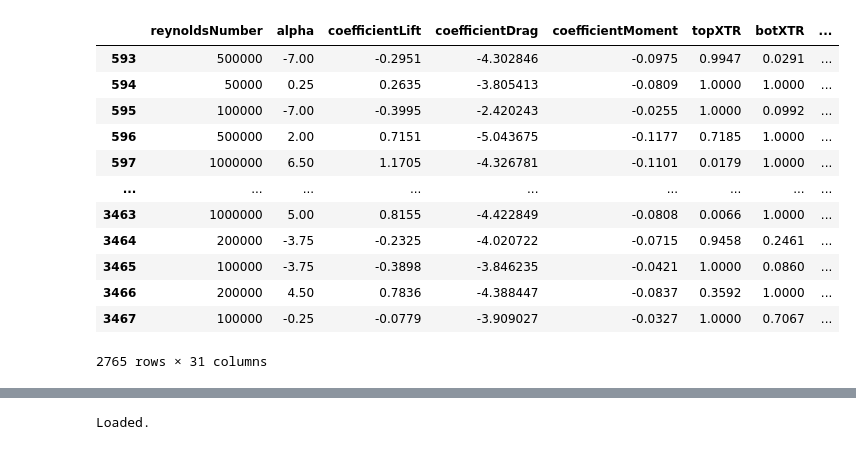
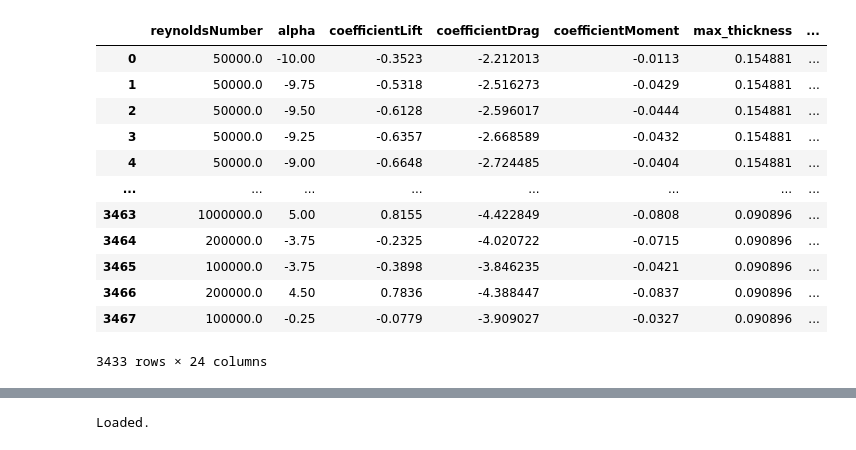
Before and after one commit to meshram1/AERSP597-Airfoil-Design-Optimization-, a Jupyter notebook: main.ipynb, the cells around one changed output, grey strips where cells are left out. Saved outputs shown, nothing was run; the diff lists cells and outputs as text; code cells hidden in the pictures.

```diff
--- a/main.ipynb
+++ b/main.ipynb
@@ -1,29 +1,31 @@
 # %%
 import pandas as pd
 from torch.nn import functional as F
 import torch.nn as nn
 import torch.optim as optim
 import numpy as np
 from torch.utils.data import Dataset
 import torch
+from jax import grad, hessian
+from scipy.optimize import minimize
+from scipy.optimize import Bounds
 df = pd.read_csv('airfoil_data.csv')
-df = df.iloc[:,1:] # remove the name of airofil as it is not useful to train NN.
+
+df = df.iloc[:,1:-4] # remove the name of airfoil as it is not useful to train NN.
+df.iloc[:,3] = np.log(df.iloc[:,3])
 df = df.dropna().copy()
-df.iloc[:,3] = np.log(df.iloc[:,3])
-df_target = df.iloc[:,2:5]
-df_x = pd.concat([df.iloc[:,0:2], df.iloc[:,7:-5]], axis=1)
 df
 # %% [output]
-|  | reynoldsNumber | alpha | coefficientLift | coefficientDrag | coefficientMoment | topXTR | botXTR | ... |
-| 593 | 500000 | -7.00 | -0.2951 | -4.302846 | -0.0975 | 0.9947 | 0.0291 | ... |
-| 594 | 50000 | 0.25 | 0.2635 | -3.805413 | -0.0809 | 1.0000 | 1.0000 | ... |
-| 595 | 100000 | -7.00 | -0.3995 | -2.420243 | -0.0255 | 1.0000 | 0.0992 | ... |
-| 596 | 500000 | 2.00 | 0.7151 | -5.043675 | -0.1177 | 0.7185 | 1.0000 | ... |
-| 597 | 1000000 | 6.50 | 1.1705 | -4.326781 | -0.1101 | 0.0179 | 1.0000 | ... |
-| ... | ... | ... | ... | ... | ... | ... | ... | ... |
-| 3463 | 1000000 | 5.00 | 0.8155 | -4.422849 | -0.0808 | 0.0066 | 1.0000 | ... |
-| 3464 | 200000 | -3.75 | -0.2325 | -4.020722 | -0.0715 | 0.9458 | 0.2461 | ... |
-| 3465 | 100000 | -3.75 | -0.3898 | -3.846235 | -0.0421 | 1.0000 | 0.0860 | ... |
-| 3466 | 200000 | 4.50 | 0.7836 | -4.388447 | -0.0837 | 0.3592 | 1.0000 | ... |
-| 3467 | 100000 | -0.25 | -0.0779 | -3.909027 | -0.0327 | 1.0000 | 0.7067 | ... |
+|  | reynoldsNumber | alpha | coefficientLift | coefficientDrag | coefficientMoment | max_thickness | ... |
+| 0 | 50000.0 | -10.00 | -0.3523 | -2.212013 | -0.0113 | 0.154881 | ... |
+| 1 | 50000.0 | -9.75 | -0.5318 | -2.516273 | -0.0429 | 0.154881 | ... |
+| 2 | 50000.0 | -9.50 | -0.6128 | -2.596017 | -0.0444 | 0.154881 | ... |
+| 3 | 50000.0 | -9.25 | -0.6357 | -2.668589 | -0.0432 | 0.154881 | ... |
+| 4 | 50000.0 | -9.00 | -0.6648 | -2.724485 | -0.0404 | 0.154881 | ... |
+| ... | ... | ... | ... | ... | ... | ... | ... |
+| 3463 | 1000000.0 | 5.00 | 0.8155 | -4.422849 | -0.0808 | 0.090896 | ... |
+| 3464 | 200000.0 | -3.75 | -0.2325 | -4.020722 | -0.0715 | 0.090896 | ... |
+| 3465 | 100000.0 | -3.75 | -0.3898 | -3.846235 | -0.0421 | 0.090896 | ... |
+| 3466 | 200000.0 | 4.50 | 0.7836 | -4.388447 | -0.0837 | 0.090896 | ... |
+| 3467 | 100000.0 | -0.25 | -0.0779 | -3.909027 | -0.0327 | 0.090896 | ... |
-2765 rows × 31 columns
+3433 rows × 24 columns
```
Also changed, not shown: parts of 19 cells of this notebook, 1 other file.
